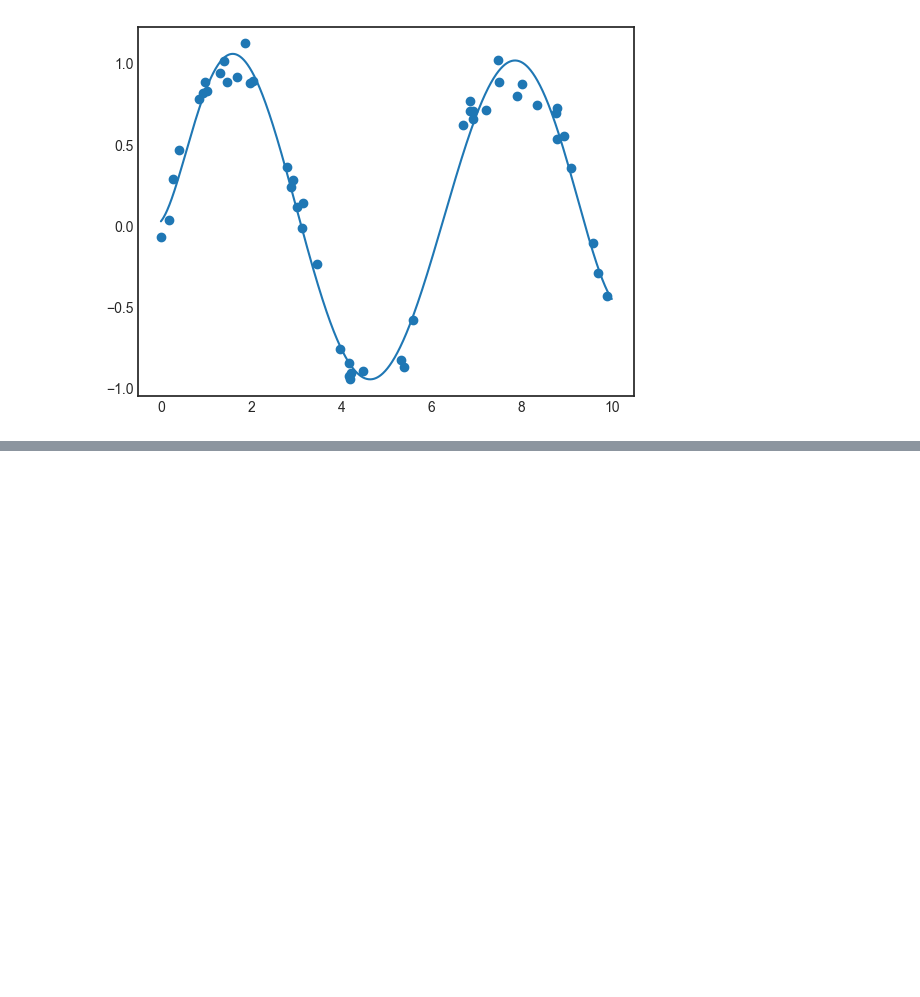
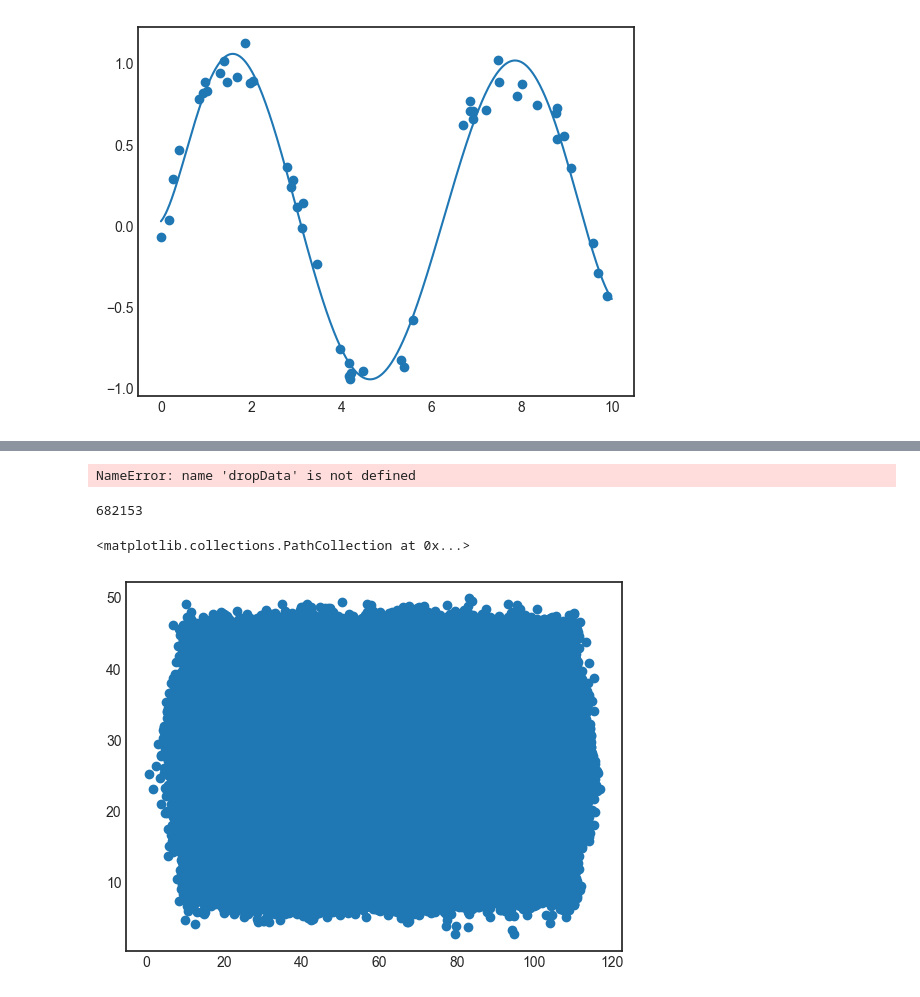
Before and after one commit to KyleKinsella/Data-Science-Machine-Learning-Code, a Jupyter notebook: Linear-Regression-Coding/learningLinearRegression.ipynb, the cells around one changed output, grey strips where cells are left out. Drawn from its saved outputs; the diff is of its cells as text; code cells hidden in the pictures; blank space fills up the shorter version.

```diff
--- a/Linear-Regression-Coding/learningLinearRegression.ipynb
+++ b/Linear-Regression-Coding/learningLinearRegression.ipynb
@@ -105,0 +211,29 @@ plt.plot(xFit, yFit)
+# %%
+dropData
+# %% [output]
+NameError: name 'dropData' is not defined
+# %%
+df = pd.read_csv(newData, nrows=682156)
+
+# Print the resulting DataFrame
+# print(df)
+
+# print(df.index)
+
+
+
+# Load the entire CSV into a DataFrame
+df = pd.read_csv(newData, low_memory=False)
+
+# Get the row indices from 0 to the end of the file
+row_indices = df.index[-1]
+
+# Print the row indices
+print(row_indices)
+# %% [output]
+682153
+# %%
+plt.scatter(x, y)
+# %% [output]
+<matplotlib.collections.PathCollection at 0x...>
+[figure, added]
```
Also changed, not shown: parts of 4 cells of this notebook.
